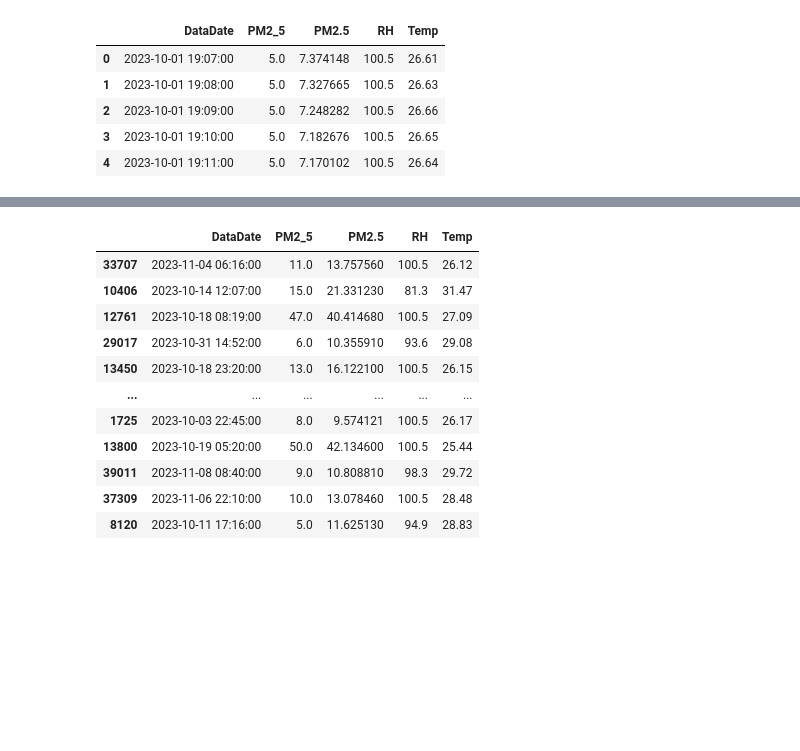
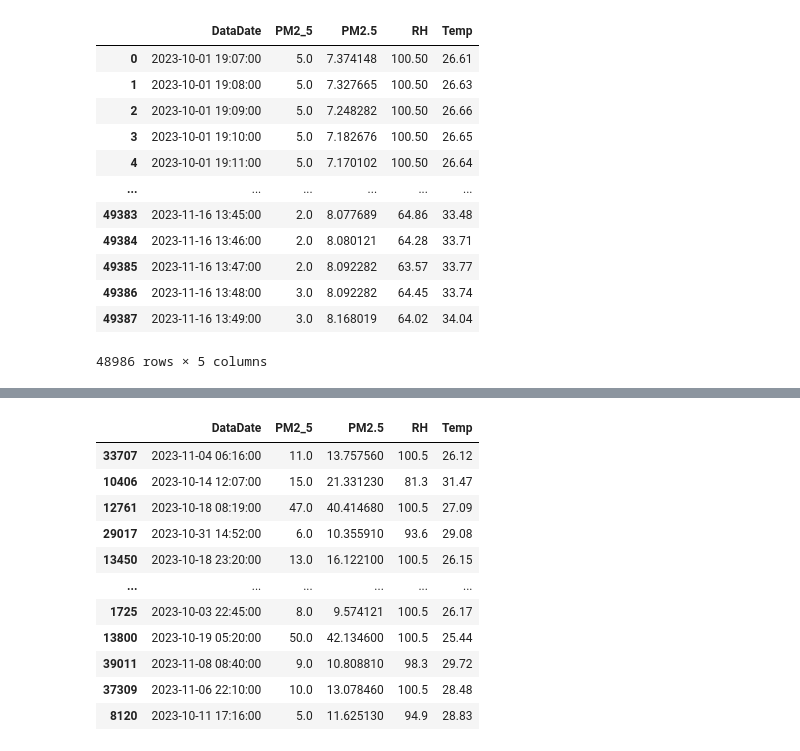
Before and after one commit to moadams847/Air_Sensor_ML_Calibration_Setup, a Jupyter notebook: notebook/model_training.ipynb, the cells around one changed output, grey strips where cells are left out. Cells and saved outputs as stored; diff of their text form; code cells hidden in the pictures; blank space fills up the shorter version.

```diff
--- a/notebook/model_training.ipynb
+++ b/notebook/model_training.ipynb
@@ -18,17 +18,26 @@ from catboost import CatBoostRegressor
 from sklearn.metrics import mean_squared_error, mean_absolute_error, r2_score
 from sklearn.feature_selection import SelectFromModel
 # %%
-#load data
-merge_csv = pd.read_csv('data/Teledyne_vs_sensor_data_ENE00950.csv', parse_dates=['DataDate'])
-merge_csv = merge_csv[merge_csv['PM2_5'] != 0]
-merge_csv = merge_csv[merge_csv['PM2.5'] != 0]
-merge_csv = merge_csv[merge_csv['PM.10'] != 0]
-merge_csv = merge_csv[['DataDate', 'PM2_5', 'PM2.5','RH', 'Temp']]
-merge_csv.head()
+def load_and_process_data(file_path):
+    merge_csv = pd.read_csv(file_path, parse_dates=['DataDate'])
+    merge_csv = merge_csv[(merge_csv['PM2_5'] != 0) & (merge_csv['PM2.5'] != 0) & (merge_csv['PM.10'] != 0)]
+    merge_csv = merge_csv[['DataDate', 'PM2_5', 'PM2.5', 'RH', 'Temp']]
+    return merge_csv
-# %% [output]
-|  | DataDate | PM2_5 | PM2.5 | RH | Temp |
-| 0 | 2023-10-01 19:07:00 | 5.0 | 7.374148 | 100.5 | 26.61 |
-| 1 | 2023-10-01 19:08:00 | 5.0 | 7.327665 | 100.5 | 26.63 |
-| 2 | 2023-10-01 19:09:00 | 5.0 | 7.248282 | 100.5 | 26.66 |
-| 3 | 2023-10-01 19:10:00 | 5.0 | 7.182676 | 100.5 | 26.65 |
-| 4 | 2023-10-01 19:11:00 | 5.0 | 7.170102 | 100.5 | 26.64 |
+# %%
+file_path = 'data/Teledyne_vs_sensor_data_ENE00950.csv'
+merge_csv = load_and_process_data(file_path)
+merge_csv
+# %% [output]
+|  | DataDate | PM2_5 | PM2.5 | RH | Temp |
+| 0 | 2023-10-01 19:07:00 | 5.0 | 7.374148 | 100.50 | 26.61 |
+| 1 | 2023-10-01 19:08:00 | 5.0 | 7.327665 | 100.50 | 26.63 |
+| 2 | 2023-10-01 19:09:00 | 5.0 | 7.248282 | 100.50 | 26.66 |
+| 3 | 2023-10-01 19:10:00 | 5.0 | 7.182676 | 100.50 | 26.65 |
+| 4 | 2023-10-01 19:11:00 | 5.0 | 7.170102 | 100.50 | 26.64 |
+| ... | ... | ... | ... | ... | ... |
+| 49383 | 2023-11-16 13:45:00 | 2.0 | 8.077689 | 64.86 | 33.48 |
+| 49384 | 2023-11-16 13:46:00 | 2.0 | 8.080121 | 64.28 | 33.71 |
+| 49385 | 2023-11-16 13:47:00 | 2.0 | 8.092282 | 63.57 | 33.77 |
+| 49386 | 2023-11-16 13:48:00 | 3.0 | 8.092282 | 64.45 | 33.74 |
+| 49387 | 2023-11-16 13:49:00 | 3.0 | 8.168019 | 64.02 | 34.04 |
+48986 rows × 5 columns
```
Also changed, not shown: parts of 28 cells of this notebook, 9 other files.
